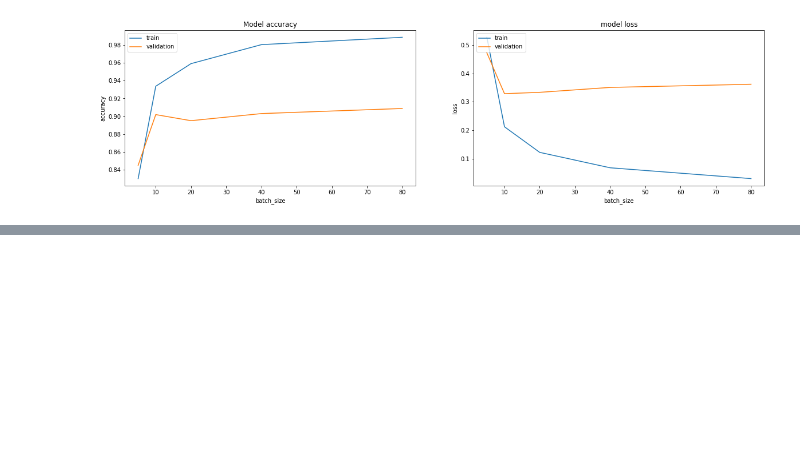
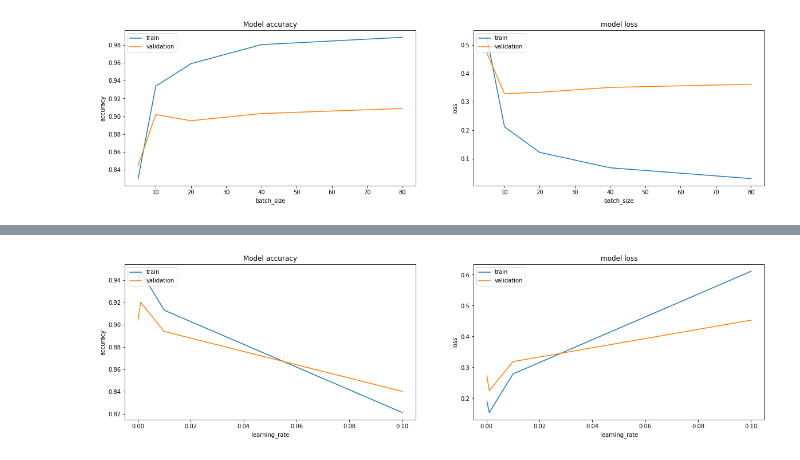
Before and after one commit to jinwenhua/cnn_nasi, a Jupyter notebook: algorithm_cnn.ipynb, the cells around one changed output, grey strips where cells are left out. Cells and saved outputs as stored; diff of their text form; code cells hidden in the pictures; blank space fills up the shorter version.

Commit message:
learning rate

```diff
--- a/algorithm_cnn.ipynb
+++ b/algorithm_cnn.ipynb
@@ -699,8 +699,6 @@ Standard deviation: (+-0.0960) loss / (+-0.0404) acc
 weighted avg       0.71      0.68      0.68       365
 # %%
 X_train_, X_val_, y_train_, y_val_ = train_test_split(X_train_shaped, y_train_shaped, test_size=0.2, random_state=42)
-# %%
-model = create_model()
 # %%
 batch_size_list = [5, 10, 20, 40, 80]
 train_loss = []
@@ -708,7 +706,7 @@ train_acc = []
 validation_loss = []
 validation_acc = []
 for size in batch_size_list:
-    history = model.fit(
+    history = create_model().fit(
         X_train_, y_train_,
         batch_size=size,
         epochs=80,
@@ -763,0 +811,19 @@ plt.show()
+# %%
+learning_rate_list = [0.1, 0.01, 0.001, 0.0001]
+train_loss = []
+train_acc = []
+validation_loss = []
+validation_acc = []
+for rate in learning_rate_list:
+    history = create_model_learning_rate(rate).fit(
+        X_train_, y_train_,
+        batch_size=10,
+        epochs=80,
+        verbose=1,
+        validation_data=(X_val_, y_val_),
+    )
+    #print(history.history)
+    train_loss.append(get_avg([history.history],'loss'))
+    train_acc.append(get_avg([history.history],'accuracy'))
+    validation_loss.append(get_avg([history.history],'val_loss'))
+    validation_acc.append(get_avg([history.history],'val_accuracy'))
@@ -763,0 +848,23 @@ plt.show()
+# %%
+fig, (ax1, ax2) = plt.subplots(1, 2)
+
+#Accuracy
+ax1.set_title("Model accuracy")
+ax1.plot(learning_rate_list, train_acc)
+ax1.plot(learning_rate_list, validation_acc)
+ax1.set_xlabel('learning_rate')
+ax1.set_ylabel('accuracy')
+ax1.legend(['train', 'validation'], loc='upper left')
+
+#loss
+ax2.set_title("model loss")
+ax2.plot(learning_rate_list, train_loss)
+ax2.plot(learning_rate_list, validation_loss)
+ax2.set_xlabel('learning_rate')
+ax2.set_ylabel('loss')
+ax2.legend(['train', 'validation'], loc = 'upper left')
+
+fig.set_size_inches(20,5)
+plt.show()
+# %% [output]
+[figure, added]
```
Also changed, not shown: parts of 3 cells of this notebook.
